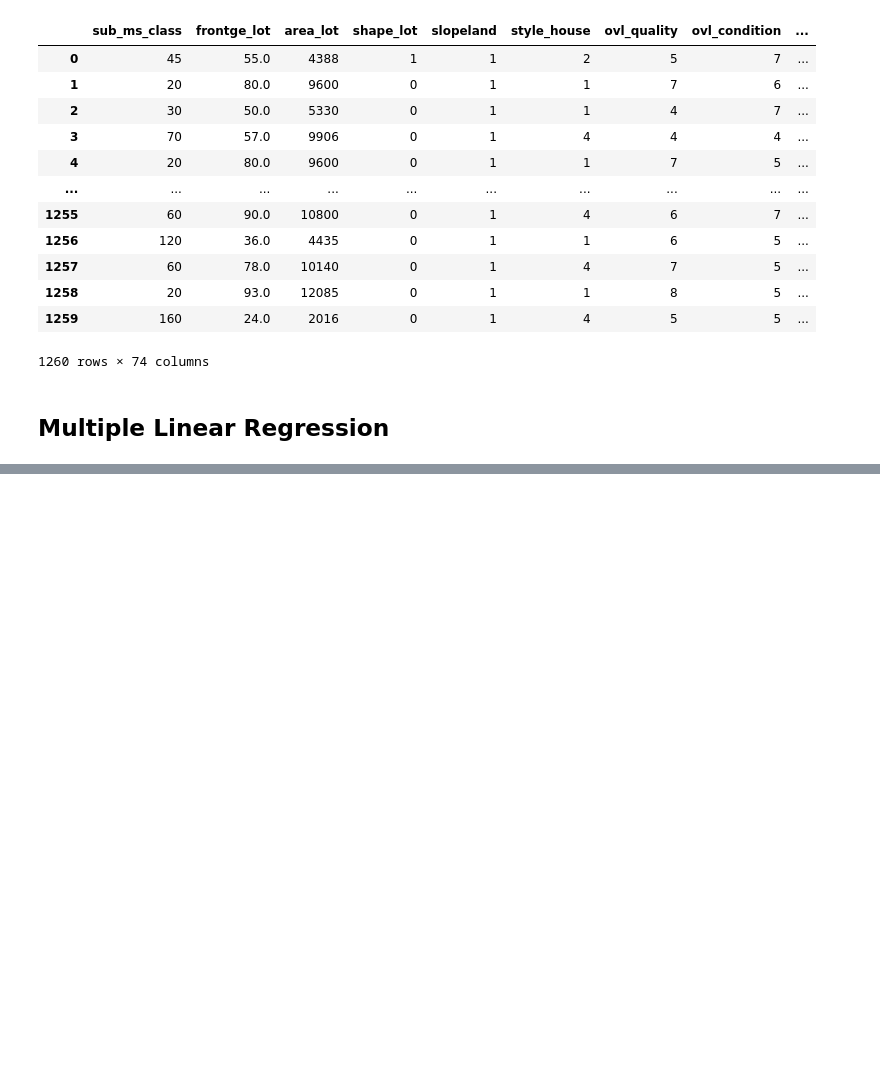
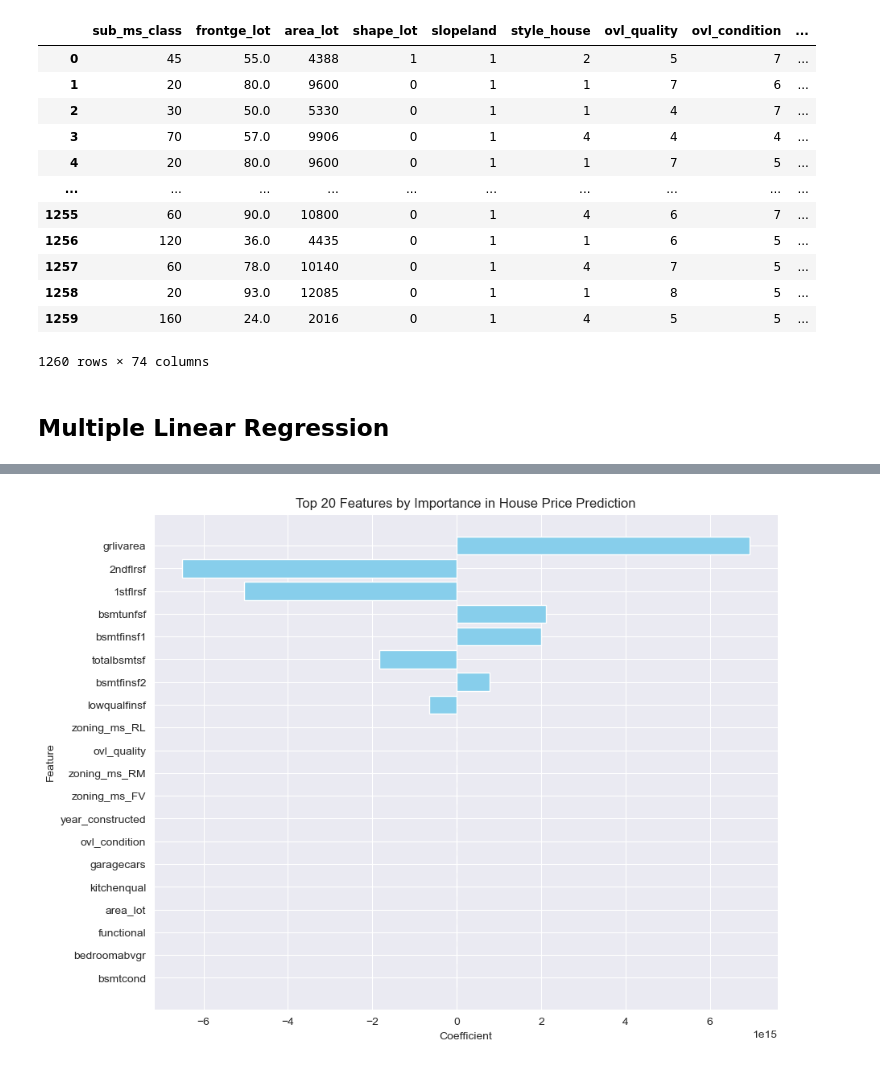
Before and after one commit to zetatiabdelhakim/BCG, a Jupyter notebook: regression_model.ipynb, the cells around one changed output, grey strips where cells are left out. Cells and saved outputs as stored; diff of their text form; code cells hidden in the pictures; blank space fills up the shorter version.

```diff
--- a/regression_model.ipynb
+++ b/regression_model.ipynb
@@ -156,16 +155,21 @@ import matplotlib.pyplot as plt
 from sklearn.linear_model import LinearRegression
 from sklearn.metrics import mean_squared_error, r2_score
 from sklearn.model_selection import train_test_split
+from sklearn.preprocessing import StandardScaler
 
 X_train, X_test, y_train, y_test = train_test_split(X2, y2, test_size=0.2, random_state=42)
 
+scaler = StandardScaler()
+
+X_train_scaled = scaler.fit_transform(X_train)
+X_test_scaled = scaler.transform(X_test)
+
 lr_model = LinearRegression()
-lr_model.fit(X_train, y_train)
+lr_model.fit(X_train_scaled, y_train)
 
-y_train_pred = lr_model.predict(X_train)
-y_test_pred = lr_model.predict(X_test)
+y_train_pred = lr_model.predict(X_train_scaled)
+y_test_pred = lr_model.predict(X_test_scaled)
 
-# Calculate residuals for both train and test
 train_residuals = y_train - y_train_pred
 test_residuals = y_test - y_test_pred
 
@@ -191,6 +195,5 @@ ax2.set_xlabel('Predicted Values (Test)')
 ax2.set_ylabel('Residuals')
 
 plt.tight_layout()
-# plt.savefig('plots/Multiple_Linear_Regression_Residuals_final.png')
 plt.show()
 # %% [output]
@@ -199,0 +209,23 @@ R² Score: 0.904
+# %%
+coefficients = lr_model.coef_
+# %%
+features = X2.columns
+
+feature_importance_df = pd.DataFrame({
+    "Feature": features,
+    "Coefficient": coefficients
+})
+
+top_features = feature_importance_df.reindex(feature_importance_df["Coefficient"].abs().nlargest(20).index)
+
+# Plot the top 20 features
+plt.figure(figsize=(10, 8))
+plt.barh(top_features["Feature"], top_features["Coefficient"], color='skyblue')
+plt.xlabel("Coefficient")
+plt.ylabel("Feature")
+plt.title("Top 20 Features by Importance in House Price Prediction")
+plt.gca().invert_yaxis()
+# plt.savefig('plots/Top_20 Features_by_Importance.png')
+plt.show()
+# %% [output]
+[figure, added]
```
Also changed, not shown: parts of 7 cells of this notebook, 5 other files.
